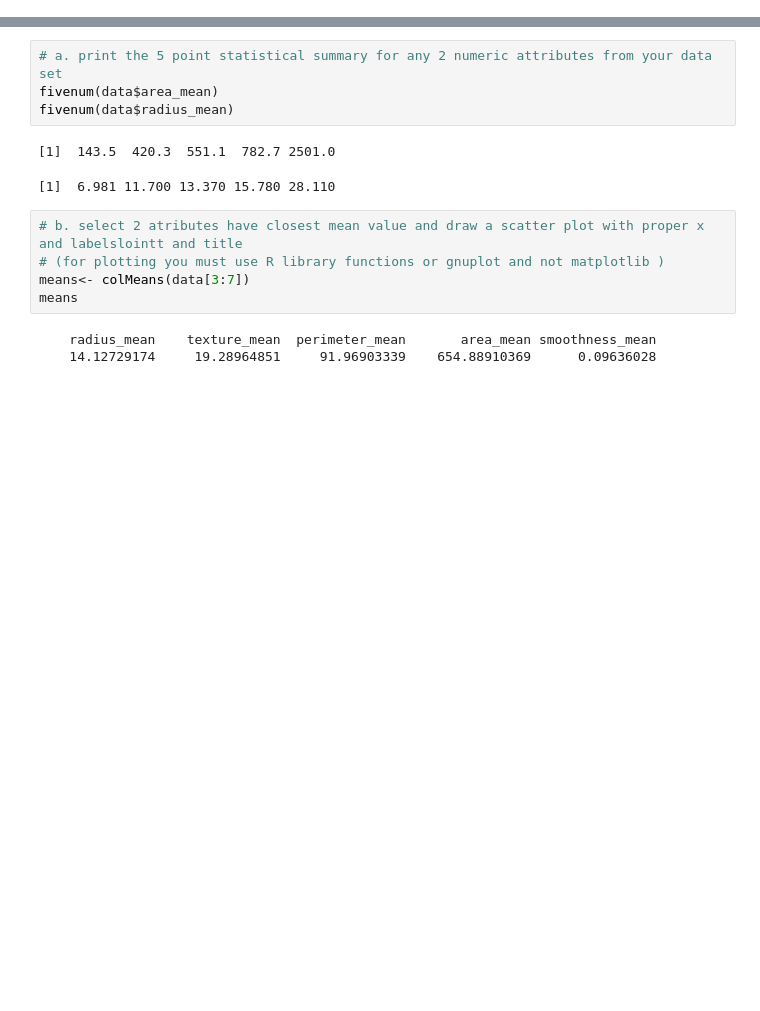
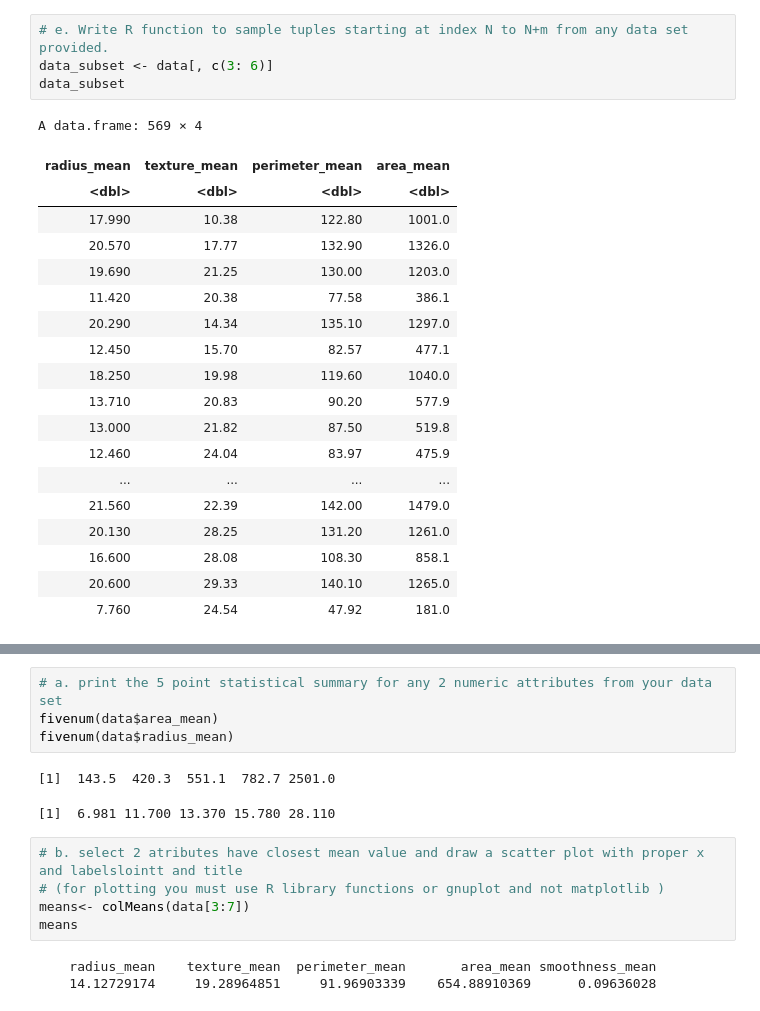
Before and after one commit to mayur-zanzane/Rlab, a Jupyter notebook: R_mini_Project_64.ipynb, the cells around one changed output, grey strips where cells are left out. Drawn from its saved outputs; the diff is of its cells as text; blank space fills up the shorter version.

```diff
--- a/R_mini_Project_64.ipynb
+++ b/R_mini_Project_64.ipynb
@@ -30,0 +70,24 @@ A data.frame: 569 × 33
+# %%
+# e. Write R function to sample tuples starting at index N to N+m from any data set provided.
+data_subset <- data[, c(3: 6)]
+data_subset
+# %% [output]
+A data.frame: 569 × 4
+| radius_mean | texture_mean | perimeter_mean | area_mean |
+| <dbl> | <dbl> | <dbl> | <dbl> |
+| 17.990 | 10.38 | 122.80 | 1001.0 |
+| 20.570 | 17.77 | 132.90 | 1326.0 |
+| 19.690 | 21.25 | 130.00 | 1203.0 |
+| 11.420 | 20.38 | 77.58 | 386.1 |
+| 20.290 | 14.34 | 135.10 | 1297.0 |
+| 12.450 | 15.70 | 82.57 | 477.1 |
+| 18.250 | 19.98 | 119.60 | 1040.0 |
+| 13.710 | 20.83 | 90.20 | 577.9 |
+| 13.000 | 21.82 | 87.50 | 519.8 |
+| 12.460 | 24.04 | 83.97 | 475.9 |
+| ... | ... | ... | ... |
+| 21.560 | 22.39 | 142.00 | 1479.0 |
+| 20.130 | 28.25 | 131.20 | 1261.0 |
+| 16.600 | 28.08 | 108.30 | 858.1 |
+| 20.600 | 29.33 | 140.10 | 1265.0 |
+| 7.760 | 24.54 | 47.92 | 181.0 |
```
Also changed, not shown: parts of 6 cells of this notebook.
